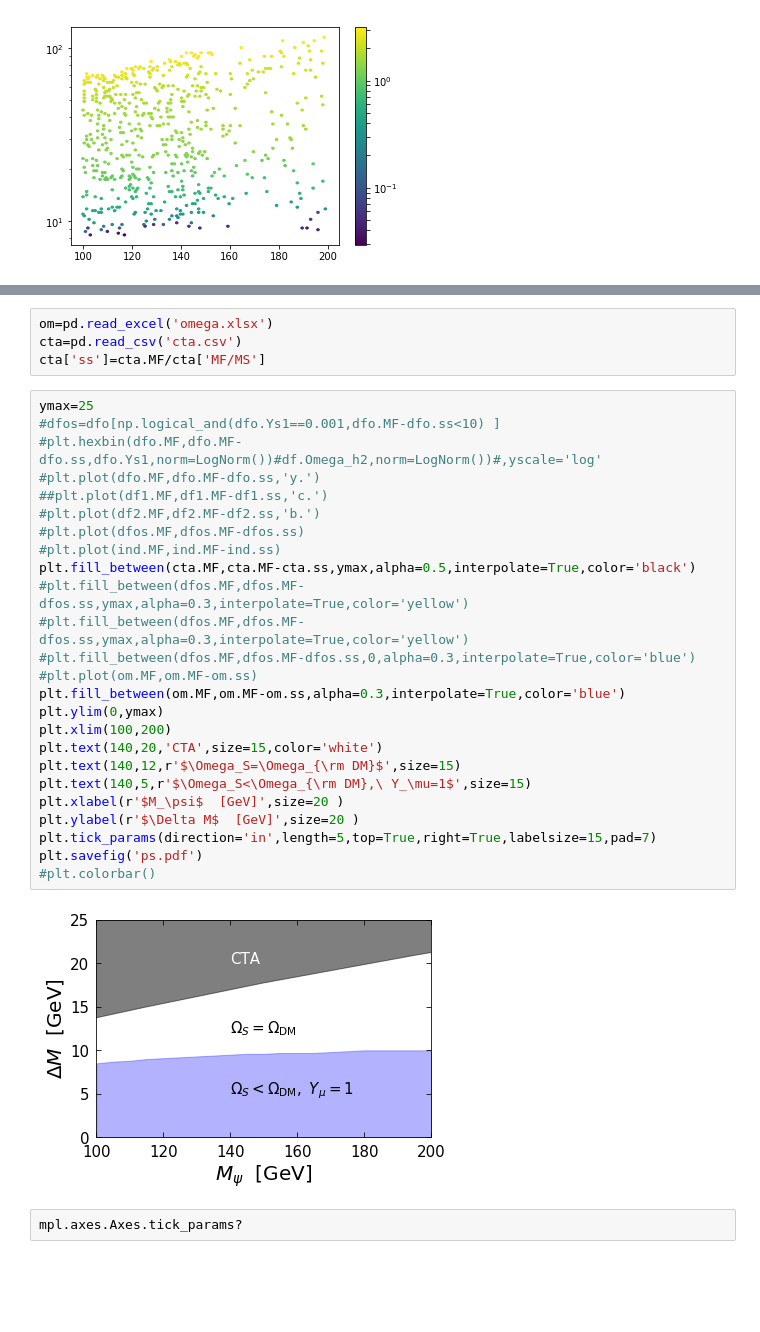
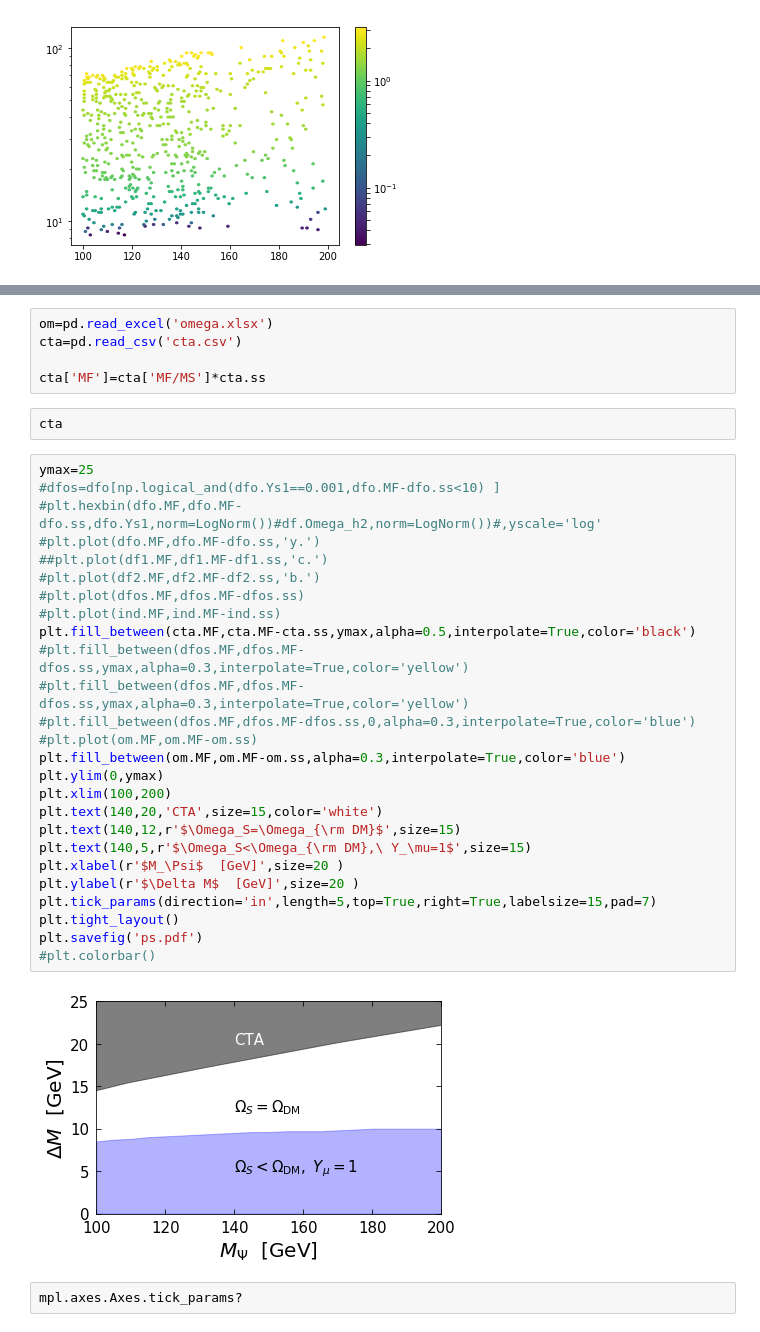
Before and after one commit to restrepo/BSM-Submodules, a Jupyter notebook: BSM/plot.ipynb, the cells around one changed output, grey strips where cells are left out. Cells and saved outputs as stored; diff of their text form; blank space fills up the shorter version.

Commit message:
Update plots

```diff
--- a/BSM/plot.ipynb
+++ b/BSM/plot.ipynb
@@ -45,34 +67,38 @@ plt.colorbar()
 # %%
 om=pd.read_excel('omega.xlsx')
 cta=pd.read_csv('cta.csv')
-cta['ss']=cta.MF/cta['MF/MS']
+
+cta['MF']=cta['MF/MS']*cta.ss
+# %%
+cta
 # %%
 ymax=25
 #dfos=dfo[np.logical_and(dfo.Ys1==0.001,dfo.MF-dfo.ss<10) ]
 #plt.hexbin(dfo.MF,dfo.MF-dfo.ss,dfo.Ys1,norm=LogNorm())#df.Omega_h2,norm=LogNorm())#,yscale='log'
 #plt.plot(dfo.MF,dfo.MF-dfo.ss,'y.')
 ##plt.plot(df1.MF,df1.MF-df1.ss,'c.')
 #plt.plot(df2.MF,df2.MF-df2.ss,'b.')
 #plt.plot(dfos.MF,dfos.MF-dfos.ss)
 #plt.plot(ind.MF,ind.MF-ind.ss)
 plt.fill_between(cta.MF,cta.MF-cta.ss,ymax,alpha=0.5,interpolate=True,color='black')
 #plt.fill_between(dfos.MF,dfos.MF-dfos.ss,ymax,alpha=0.3,interpolate=True,color='yellow')
 #plt.fill_between(dfos.MF,dfos.MF-dfos.ss,ymax,alpha=0.3,interpolate=True,color='yellow')
 #plt.fill_between(dfos.MF,dfos.MF-dfos.ss,0,alpha=0.3,interpolate=True,color='blue')
 #plt.plot(om.MF,om.MF-om.ss)
 plt.fill_between(om.MF,om.MF-om.ss,alpha=0.3,interpolate=True,color='blue')
 plt.ylim(0,ymax)
 plt.xlim(100,200)
 plt.text(140,20,'CTA',size=15,color='white')
 plt.text(140,12,r'$\Omega_S=\Omega_{\rm DM}$',size=15)
 plt.text(140,5,r'$\Omega_S<\Omega_{\rm DM},\ Y_\mu=1$',size=15)
-plt.xlabel(r'$M_\psi$  [GeV]',size=20 )
+plt.xlabel(r'$M_\Psi$  [GeV]',size=20 )
 plt.ylabel(r'$\Delta M$  [GeV]',size=20 )
 plt.tick_params(direction='in',length=5,top=True,right=True,labelsize=15,pad=7)
+plt.tight_layout()
 plt.savefig('ps.pdf')
 #plt.colorbar()
 # %% [output]
-[figure, old version]
+[figure, new version]
 # %%
 mpl.axes.Axes.tick_params?
 # %%
```
Also changed, not shown: parts of 1 cell of this notebook, 3 other files.
